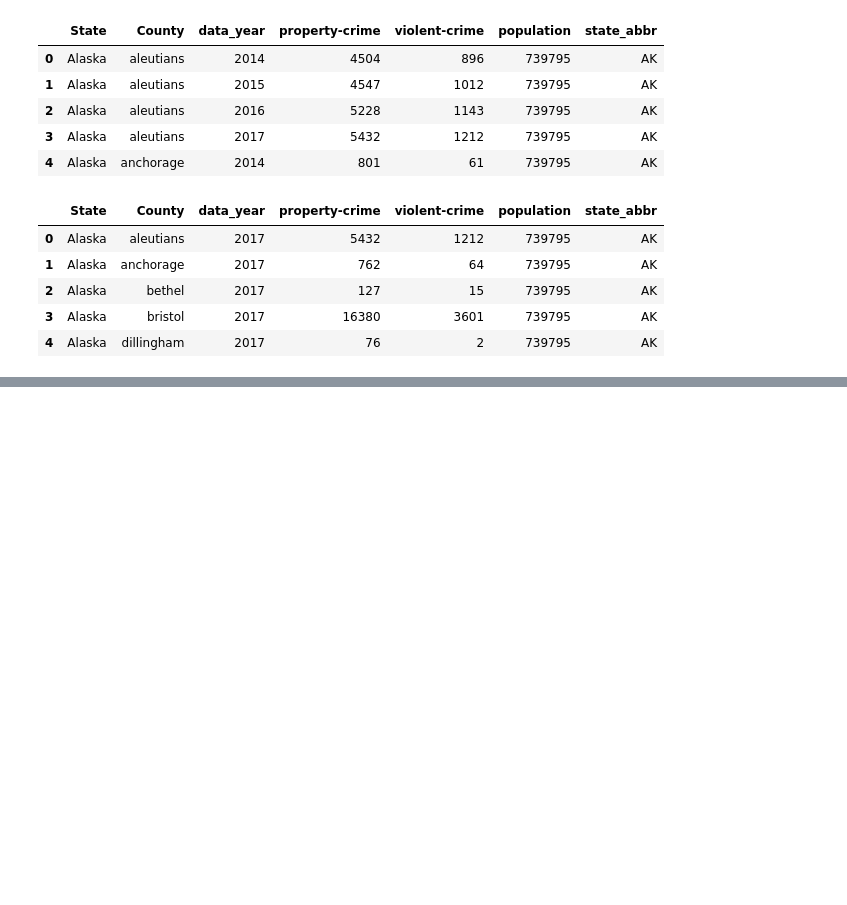
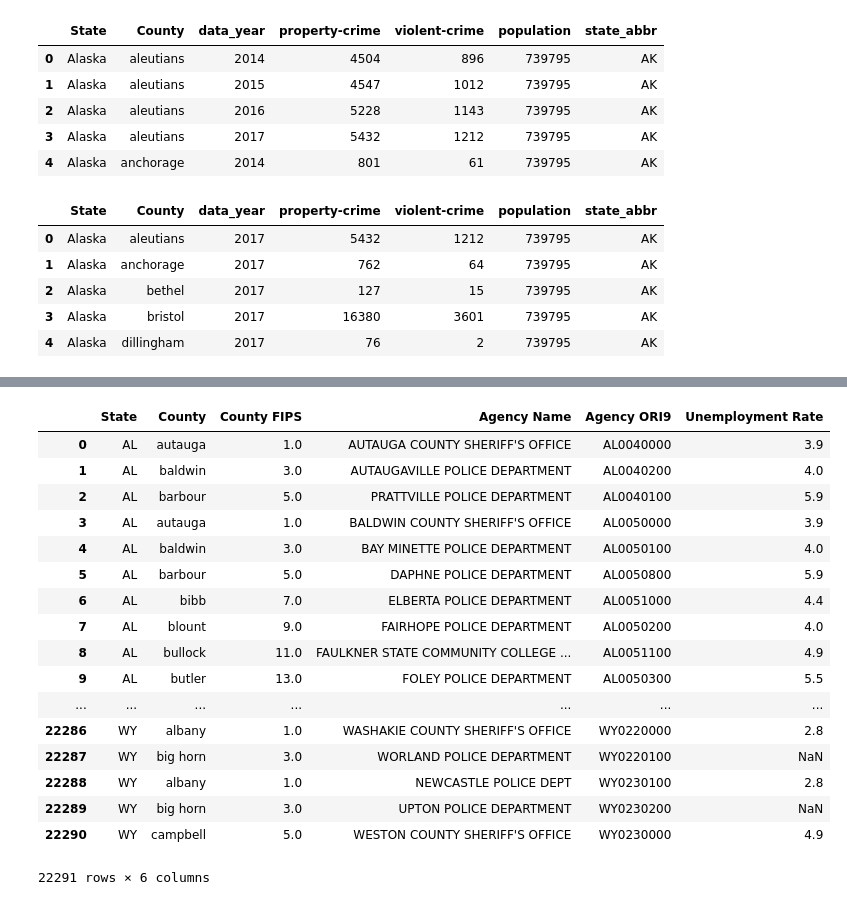
Before and after one commit to gilbertduenas/Data_Viz_Project, a Jupyter notebook: crime_explore/crime_analysis.ipynb, the cells around one changed output, grey strips where cells are left out. Drawn from its saved outputs; the diff is of its cells as text; code cells hidden in the pictures; blank space fills up the shorter version.

```diff
--- a/crime_explore/crime_analysis.ipynb
+++ b/crime_explore/crime_analysis.ipynb
@@ -407,0 +492,5 @@ export_csv = aggregated_2017.to_csv(r'data/crime_by_county2017_10states.csv', in
+# %%
+df_agencies = pd.read_csv('data/agencies.csv')
+df_agencies['County'] = df_agencies['County'].apply(lambda x: x.strip().lower())
+df_agencies['State'] = df_agencies['State'].apply(lambda x: x.strip())
+df_agencies.head()
@@ -407,0 +504,5 @@ export_csv = aggregated_2017.to_csv(r'data/crime_by_county2017_10states.csv', in
+# %%
+df_unemployment = pd.read_csv('data/county_state_by_unemployment_rate.csv')
+df_unemployment['County'] = df_unemployment['County'].apply(lambda x: x.split(' ')[0].lower().strip())
+df_unemployment['State'] = df_unemployment['State'].apply(lambda x: str(x).strip())
+df_unemployment.head()
@@ -407,0 +516,22 @@ export_csv = aggregated_2017.to_csv(r'data/crime_by_county2017_10states.csv', in
+# %%
+merged_df = df_agencies.merge(df_unemployment, how = 'left', left_on=['County','County FIPS', 'State'], right_on = ['County','FIPS', 'State'])
+merged_df.drop(columns = ['FIPS'])
+# %% [output]
+|  | State | County | County FIPS | Agency Name | Agency ORI9 | Unemployment Rate |
+| 0 | AL | autauga | 1.0 | AUTAUGA COUNTY SHERIFF'S OFFICE | AL0040000 | 3.9 |
+| 1 | AL | baldwin | 3.0 | AUTAUGAVILLE POLICE DEPARTMENT | AL0040200 | 4.0 |
+| 2 | AL | barbour | 5.0 | PRATTVILLE POLICE DEPARTMENT | AL0040100 | 5.9 |
+| 3 | AL | autauga | 1.0 | BALDWIN COUNTY SHERIFF'S OFFICE | AL0050000 | 3.9 |
+| 4 | AL | baldwin | 3.0 | BAY MINETTE POLICE DEPARTMENT | AL0050100 | 4.0 |
+| 5 | AL | barbour | 5.0 | DAPHNE POLICE DEPARTMENT | AL0050800 | 5.9 |
+| 6 | AL | bibb | 7.0 | ELBERTA POLICE DEPARTMENT | AL0051000 | 4.4 |
+| 7 | AL | blount | 9.0 | FAIRHOPE POLICE DEPARTMENT | AL0050200 | 4.0 |
+| 8 | AL | bullock | 11.0 | FAULKNER STATE COMMUNITY COLLEGE ... | AL0051100 | 4.9 |
+| 9 | AL | butler | 13.0 | FOLEY POLICE DEPARTMENT | AL0050300 | 5.5 |
+| ... | ... | ... | ... | ... | ... | ... |
+| 22286 | WY | albany | 1.0 | WASHAKIE COUNTY SHERIFF'S OFFICE | WY0220000 | 2.8 |
+| 22287 | WY | big horn | 3.0 | WORLAND POLICE DEPARTMENT | WY0220100 | NaN |
+| 22288 | WY | albany | 1.0 | NEWCASTLE POLICE DEPT | WY0230100 | 2.8 |
+| 22289 | WY | big horn | 3.0 | UPTON POLICE DEPARTMENT | WY0230200 | NaN |
+| 22290 | WY | campbell | 5.0 | WESTON COUNTY SHERIFF'S OFFICE | WY0230000 | 4.9 |
+22291 rows × 6 columns
```
Also changed, not shown: parts of 11 cells of this notebook, 6 other files.
